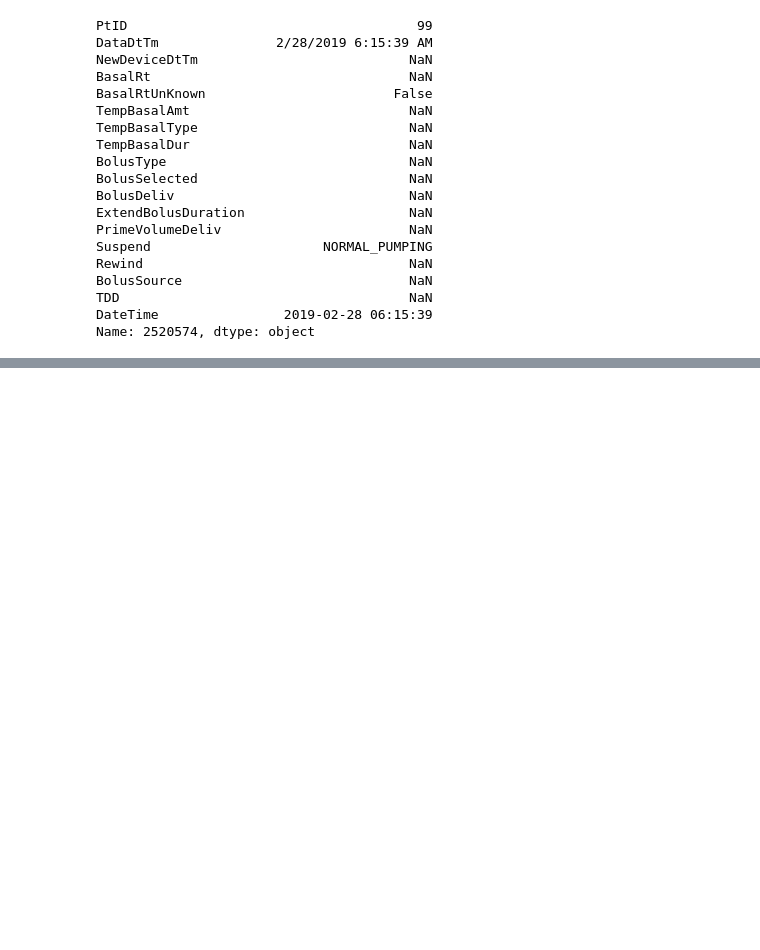
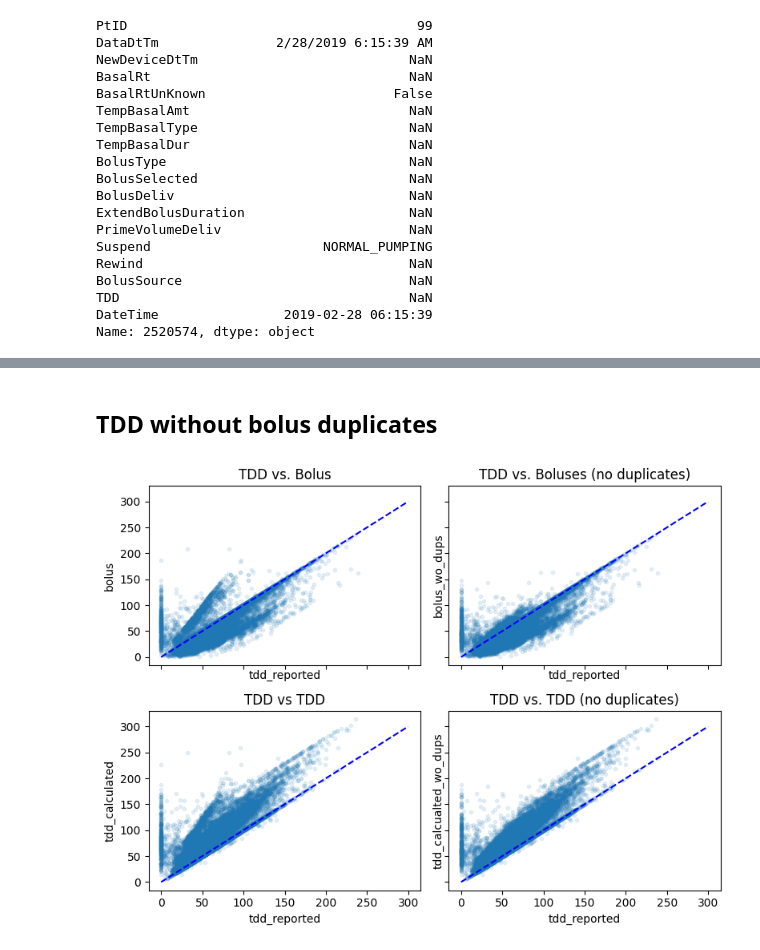
Before and after one commit to nudgebg/egvinsulin, a Jupyter notebook: notebooks/understand-flair-dataset/2024-07-12 - Understanding TDD Discrepancies in Flair Data.ipynb, the cells around one changed output, grey strips where cells are left out. Cells and saved outputs as stored; diff of their text form; code cells hidden in the pictures; blank space fills up the shorter version.

Commit message:
[28-modularize-flair-code] Investigate duplicates to improve TDD

```diff
--- a/notebooks/understand-flair-dataset/2024-07-12 - Understanding TDD Discrepancies in Flair Data.ipynb
+++ b/notebooks/understand-flair-dataset/2024-07-12 - Understanding TDD Discrepancies in Flair Data.ipynb
@@ -225,0 +349,41 @@ Name: 2520574, dtype: object
+# %% [markdown]
+## TDD without bolus duplicates
+# %%
+bolus_wo_dups = bolus[~bolus.duplicated(subset=['patient_id','datetime', 'bolus'], keep='first')]
+
+#calcualte bolus tdd
+date = bolus_wo_dups.datetime.dt.date
+date.name='date'
+tdd_boluses_wo_dups = bolus_wo_dups.groupby(['patient_id',date]).agg({'bolus':'sum'})
+TDDs = TDDs.join(tdd_boluses_wo_dups, rsuffix='_wo_dups')
+# %%
+fig, axs = plt.subplots(2, 2, figsize=(8, 6),sharex=True, sharey=True)
+axs = axs.flatten()
+
+axs[0].scatter(TDDs.tdd_reported, TDDs.bolus, marker='.', alpha=0.1)
+axs[0].set_xlabel('tdd_reported')
+axs[0].set_ylabel('bolus')
+axs[0].set_title('TDD vs. Bolus')
+axs[0].plot([0, 300], [0, 300], 'b--')
+
+axs[1].scatter(TDDs.tdd_reported, TDDs.bolus_wo_dups, marker='.', alpha=0.1)
+axs[1].set_xlabel('tdd_reported')
+axs[1].set_ylabel('bolus_wo_dups')
+axs[1].set_title('TDD vs. Boluses (no duplicates)')
+axs[1].plot([0, 300], [0, 300], 'b--')
+
+axs[2].scatter(TDDs.tdd_reported, TDDs.bolus+TDDs.basal, marker='.', alpha=0.1)
+axs[2].set_xlabel('tdd_reported')
+axs[2].set_ylabel('tdd_calculated')
+axs[2].set_title('TDD vs TDD')
+axs[2].plot([0, 300], [0, 300], 'b--')
+
+axs[3].scatter(TDDs.tdd_reported, TDDs.bolus_wo_dups+TDDs.basal, marker='.', alpha=0.1)
+axs[3].set_xlabel('tdd_reported')
+axs[3].set_ylabel('tdd_calcualted_wo_dups')
+axs[3].set_title('TDD vs. TDD (no duplicates)')
+axs[3].plot([0, 300], [0, 300], 'b--')
+plt.tight_layout()
+plt.show()
+# %% [output]
+[figure, added]
```
Also changed, not shown: parts of 15 cells of this notebook.
